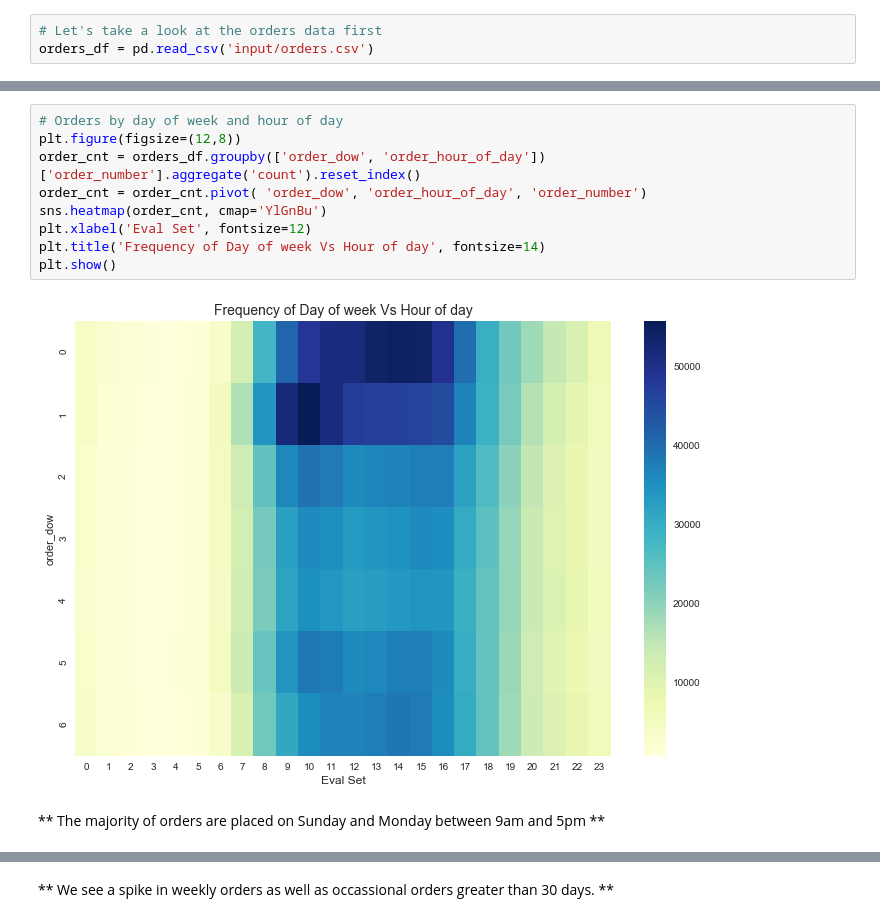
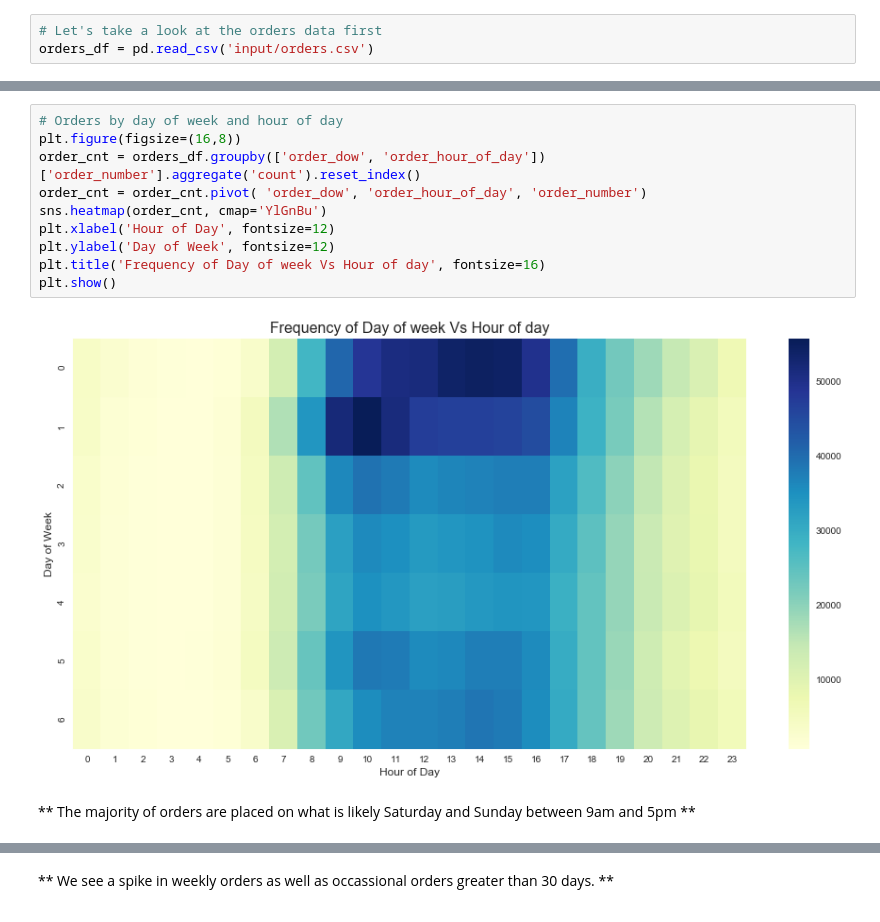
Before and after one commit to paliramuk/market-basket-analysis, a Jupyter notebook: EDA.ipynb, the cells around one changed output, grey strips where cells are left out. Drawn from its saved outputs; the diff is of its cells as text.

```diff
--- a/EDA.ipynb
+++ b/EDA.ipynb
@@ -82,13 +116,14 @@ plt.show()
 # %%
 # Orders by day of week and hour of day
-plt.figure(figsize=(12,8))
+plt.figure(figsize=(16,8))
 order_cnt = orders_df.groupby(['order_dow', 'order_hour_of_day'])['order_number'].aggregate('count').reset_index()
 order_cnt = order_cnt.pivot( 'order_dow', 'order_hour_of_day', 'order_number')
 sns.heatmap(order_cnt, cmap='YlGnBu')
-plt.xlabel('Eval Set', fontsize=12)
-plt.title('Frequency of Day of week Vs Hour of day', fontsize=14)
+plt.xlabel('Hour of Day', fontsize=12)
+plt.ylabel('Day of Week', fontsize=12)
+plt.title('Frequency of Day of week Vs Hour of day', fontsize=16)
 plt.show()
 # %% [output]
-[figure, old version]
+[figure, new version]
 # %% [markdown]
-** The majority of orders are placed on Sunday and Monday between 9am and 5pm **
+** The majority of orders are placed on what is likely Saturday and Sunday between 9am and 5pm **
```
Also changed, not shown: parts of 30 cells of this notebook, 5 other files.
